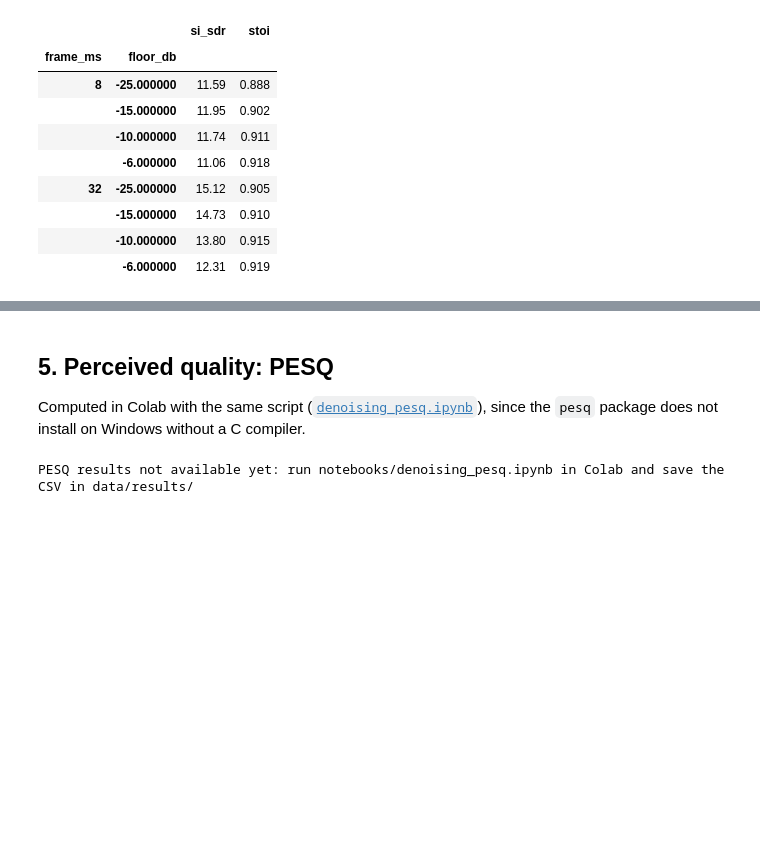
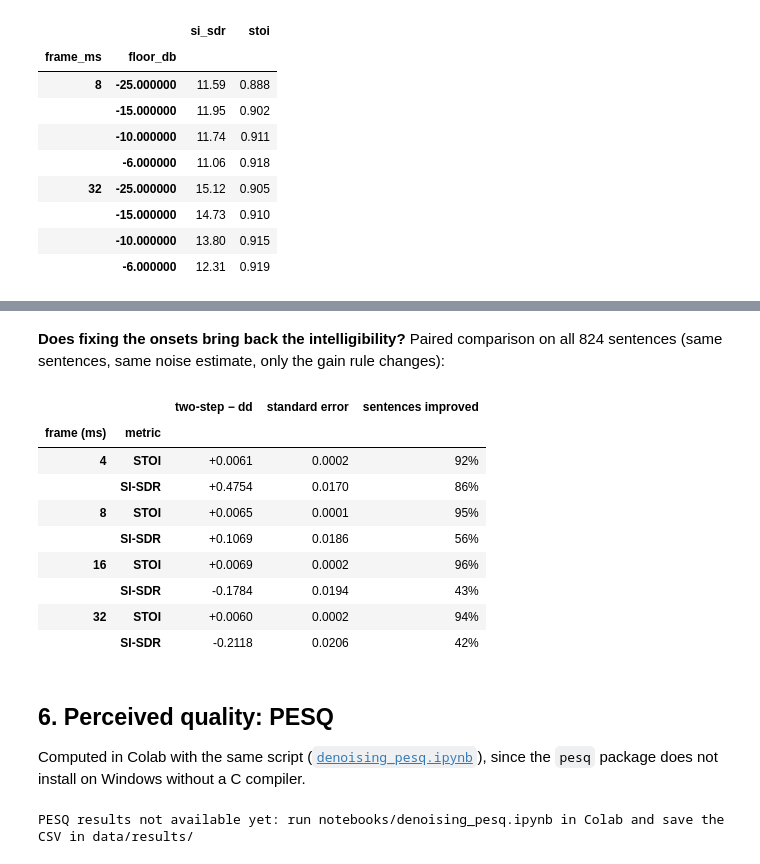
Before and after one commit to victor-merino-hub/audiolab, a Jupyter notebook: notebooks/07_noise_reduction.ipynb, the cells around one changed output, grey strips where cells are left out. Drawn from its saved outputs; the diff is of its cells as text; code cells hidden in the pictures; blank space fills up the shorter version.

```diff
--- a/notebooks/07_noise_reduction.ipynb
+++ b/notebooks/07_noise_reduction.ipynb
@@ -328,5 +423,31 @@ floor_table.style.format({"si_sdr": "{:.2f}", "stoi": "{:.3f}"})
+# %% [markdown]
+**Does fixing the onsets bring back the intelligibility?** Paired comparison on all 824 sentences
+(same sentences, same noise estimate, only the gain rule changes):
+# %%
+pair = main[main.method.isin(["dd (SPP)", "two-step (SPP)"])].pivot_table(
+    index=["file", "frame_ms"], columns="method", values=["stoi", "si_sdr"])
+rows = []
+for ms in FRAMES_MS:
+    part = pair.xs(ms, level="frame_ms")
+    for metric in ("stoi", "si_sdr"):
+        diff = part[(metric, "two-step (SPP)")] - part[(metric, "dd (SPP)")]
+        rows.append({"frame (ms)": ms, "metric": metric.upper().replace("_", "-"), "two-step − dd": diff.mean(),
+                     "standard error": diff.std() / np.sqrt(len(diff)), "sentences improved": (diff > 0).mean()})
+pd.DataFrame(rows).set_index(["frame (ms)", "metric"]).style.format(
+    {"two-step − dd": "{:+.4f}", "standard error": "{:.4f}", "sentences improved": "{:.0%}"})
+# %% [output]
+|  |  | two-step − dd | standard error | sentences improved |
+| frame (ms) | metric |  |  |  |
+| 4 | STOI | +0.0061 | 0.0002 | 92% |
+|  | SI-SDR | +0.4754 | 0.0170 | 86% |
+| 8 | STOI | +0.0065 | 0.0001 | 95% |
+|  | SI-SDR | +0.1069 | 0.0186 | 56% |
+| 16 | STOI | +0.0069 | 0.0002 | 96% |
+|  | SI-SDR | -0.1784 | 0.0194 | 43% |
+| 32 | STOI | +0.0060 | 0.0002 | 94% |
+|  | SI-SDR | -0.2118 | 0.0206 | 42% |
 # %% [markdown]
-## 5. Perceived quality: PESQ
+## 6. Perceived quality: PESQ
 
 Computed in Colab with the same script ([`denoising_pesq.ipynb`](denoising_pesq.ipynb)), since the
 `pesq` package does not install on Windows without a C compiler.
```
Also changed, not shown: parts of 7 cells of this notebook, 6 other files.
